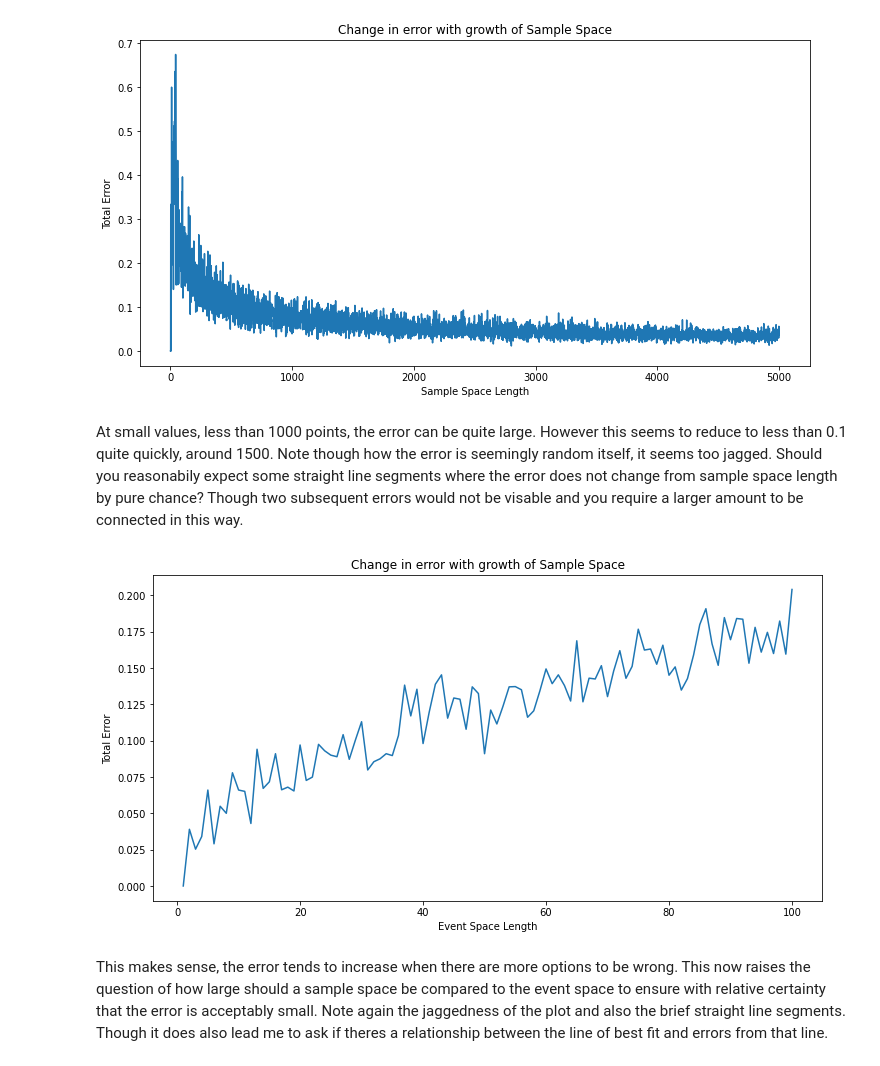
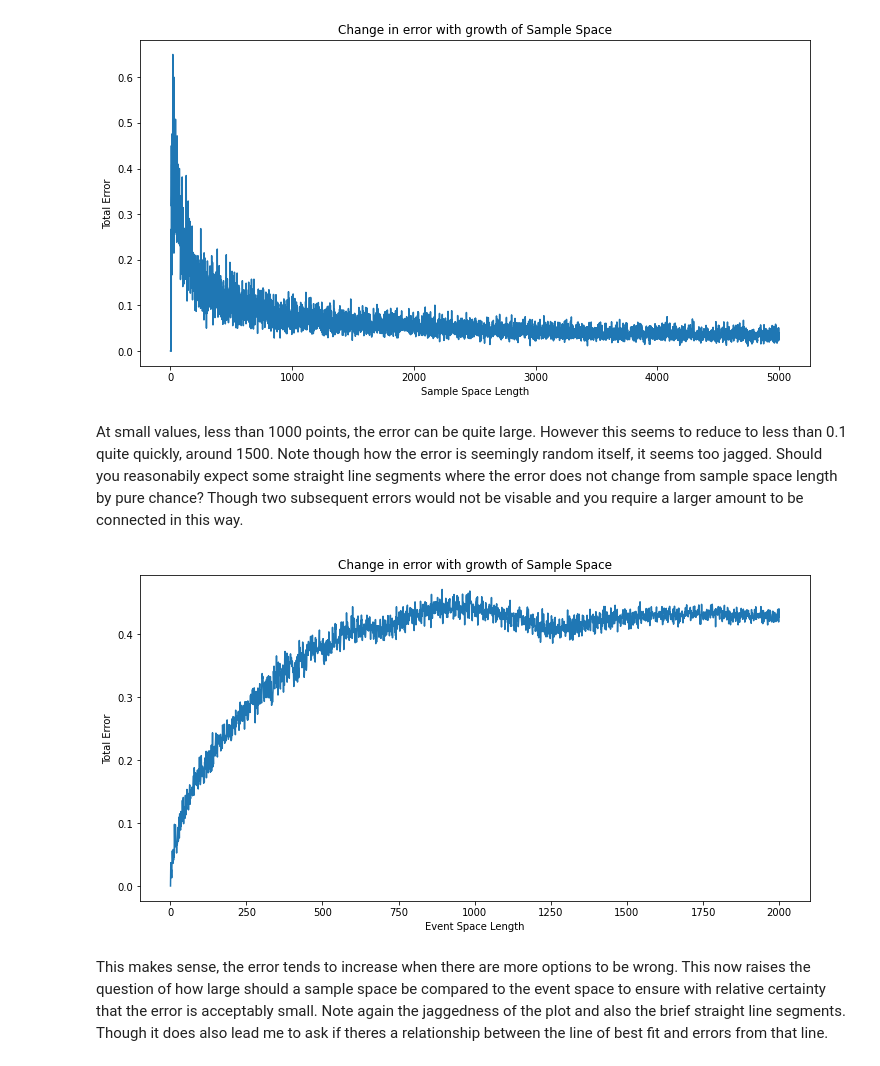
Before and after one commit to JordaanI/SmallPythonProjects, a Jupyter notebook: Stats/Discrete_Distribution.ipynb, the cells around one changed output. Saved outputs shown, nothing was run; the diff lists cells and outputs as text; code cells hidden in the pictures.

```diff
--- a/Stats/Discrete_Distribution.ipynb
+++ b/Stats/Discrete_Distribution.ipynb
@@ -31,5 +30,5 @@ def discrete_random_probability(size,start,stop,histrogram=False):
 
     return probability_distribution, error
 # %%
-discrete_random_probability(10000,0,9,histrogram=True)
+probability_distribution, error = discrete_random_probability(10000,0,9,histrogram=True)
 # %% [output]
@@ -59,25 +47,26 @@ ax.plot(range(1,size+1),result)
 ax.set(xlabel='Sample Space Length',ylabel='Total Error',title='Change in error with growth of Sample Space')
 plt.show()
 # %% [output]
-[figure, old version]
+[figure, new version]
 # %% [markdown]
 At small values, less than 1000 points, the error can be quite large. However this seems to reduce to less than 0.1 quite quickly, around 1500. Note though how the error is seemingly random itself, it seems too jagged. Should you reasonabily expect some straight line segments where the error does not change from sample space length by pure chance? Though two subsequent errors would not be visable and you require a larger amount to be connected in this way.
 # %%
 #How does event space length influence this?
 #Using a sampmple space of 2000 and an event space length that differes from 1 to 100
 
 size = 2000
+event_size = 2000
 result = []
-for i in range(1,101):
+for i in range(1,event_size + 1):
     probability_distribution, error = discrete_random_probability(size,1,i)
     result.append(error)
 
 fig, ax = plt.subplots(figsize=(12,6))
-ax.plot(range(1,101),result)
+ax.plot(range(1,event_size+1),result)
 ax.set(xlabel='Event Space Length',ylabel='Total Error',title='Change in error with growth of Sample Space')
 plt.show()
 # %% [output]
-[figure, old version]
+[figure, new version]
 # %% [markdown]
 This makes sense, the error tends to increase when there are more options to be wrong. This now raises the question of how large should a sample space be compared to the event space to ensure with relative certainty that the error is acceptably small. Note again the jaggedness of the plot and also the brief straight line segments. Though it does also lead me to ask if theres a relationship between the line of best fit and errors from that line.
 # %%
```
Also changed, not shown: parts of 6 cells of this notebook, 1 other file.
